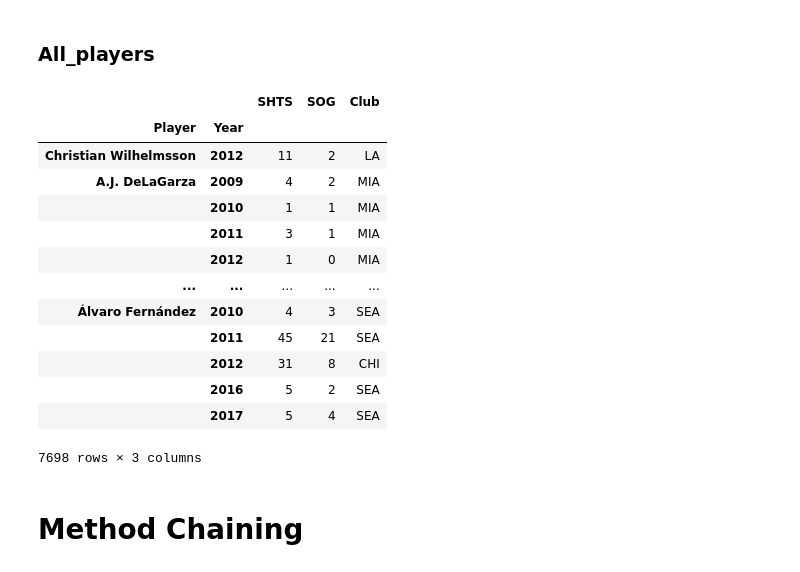
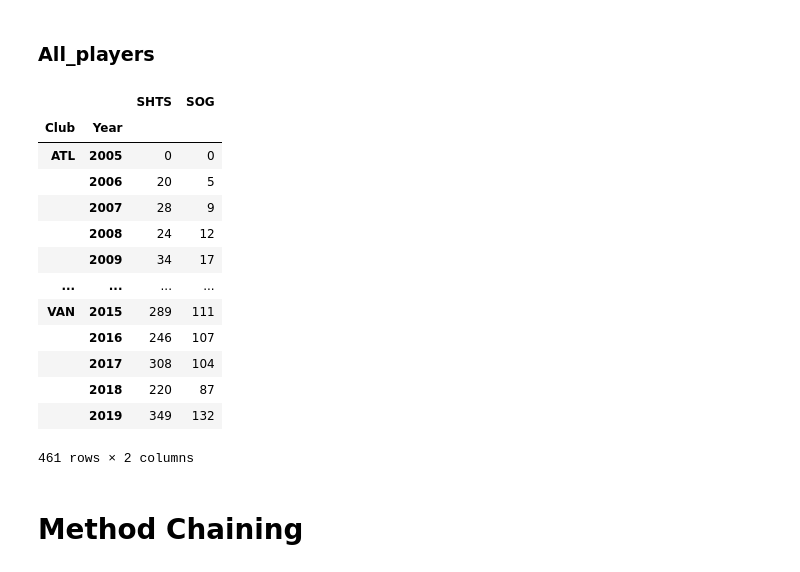
Before and after one commit to data301-2021-winter1/project-group47-project, a Jupyter notebook: notebooks/analysis1.ipynb, the cells around one changed output. Saved outputs shown, nothing was run; the diff lists cells and outputs as text; code cells hidden in the pictures.

```diff
--- a/notebooks/analysis1.ipynb
+++ b/notebooks/analysis1.ipynb
@@ -14,6 +14,7 @@ import project_functions1 as pf1
 ### Player Data for Shots and Shots on Goal
 # %%
 pShots = pd.read_csv('../data/raw/all_players.csv')
+pd.set_option('display.max_rows', 10)
 pShots
 # %% [output]
 |  | Player | Club | POS | GP | GS | MINS | G | A | SHTS | SOG | ... | ... |
@@ -308,23 +265,25 @@ pShots_cleaned.sort_values(by = ['Player','Year'], ascending = [True, True])
 # %% [markdown]
 ### All_players
 # %%
-df = pShots_cleaned.groupby(['Player','Year']).agg({'SHTS': 'sum', 'SOG': 'sum', 'Club': 'sum'})
+df = pShots_cleaned.groupby(['Player','Year']).agg({'SHTS': 'sum', 'SOG': 'sum', 'Club':'sum'})
+df = pShots_cleaned.groupby(['Club','Year']).agg({'SHTS': 'sum', 'SOG': 'sum'})
 df
+#I need to delete inconsistencies with club names
 # %% [output]
-|  |  | SHTS | SOG | Club |
-| Player | Year |  |  |  |
-| Christian Wilhelmsson | 2012 | 11 | 2 | LA |
-| A.J. DeLaGarza | 2009 | 4 | 2 | MIA |
-|  | 2010 | 1 | 1 | MIA |
-|  | 2011 | 3 | 1 | MIA |
-|  | 2012 | 1 | 0 | MIA |
-| ... | ... | ... | ... | ... |
-| Álvaro Fernández | 2010 | 4 | 3 | SEA |
-|  | 2011 | 45 | 21 | SEA |
-|  | 2012 | 31 | 8 | CHI |
-|  | 2016 | 5 | 2 | SEA |
-|  | 2017 | 5 | 4 | SEA |
+|  |  | SHTS | SOG |
+| Club | Year |  |  |
+| ATL | 2005 | 0 | 0 |
+|  | 2006 | 20 | 5 |
+|  | 2007 | 28 | 9 |
+|  | 2008 | 24 | 12 |
+|  | 2009 | 34 | 17 |
+| ... | ... | ... | ... |
+| VAN | 2015 | 289 | 111 |
+|  | 2016 | 246 | 107 |
+|  | 2017 | 308 | 104 |
+|  | 2018 | 220 | 87 |
+|  | 2019 | 349 | 132 |
-7698 rows × 3 columns
+461 rows × 2 columns
 # %% [markdown]
 # Method Chaining
 # %%
```
Also changed, not shown: parts of 14 cells of this notebook, 1 other file.
